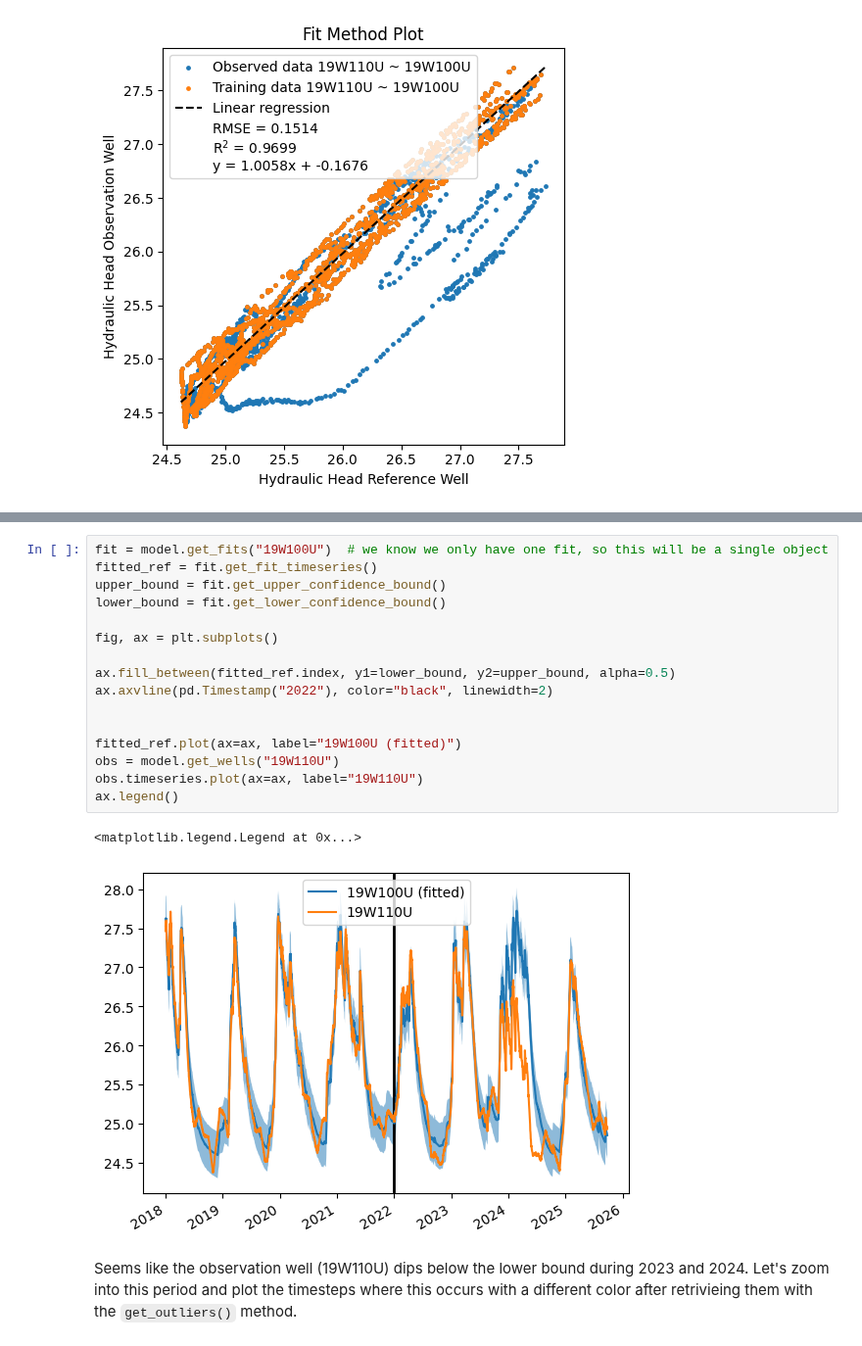
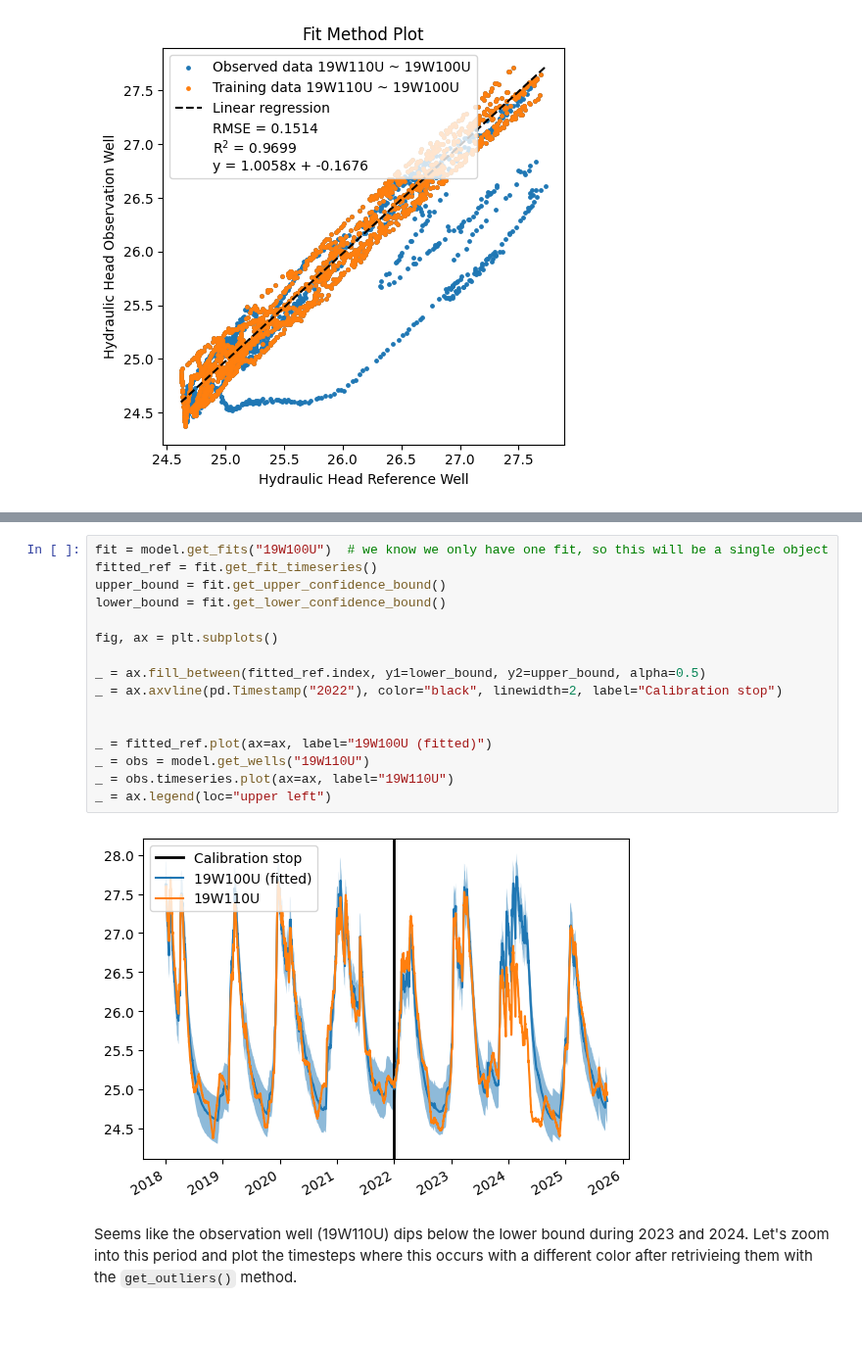
Before and after one commit to sgfsweden/gwrefpy, a Jupyter notebook: docs/user_guide/2_fitting_wells.ipynb, the cells around one changed output, grey strips where cells are left out. Shown at 98% size. Saved outputs shown, nothing was run; the diff lists cells and outputs as text.

Commit message:
done with fitting wells!

```diff
--- a/docs/user_guide/2_fitting_wells.ipynb
+++ b/docs/user_guide/2_fitting_wells.ipynb
@@ -119,22 +126,21 @@ Below, we retrieve the fit from the model and get the associated fitted timeseri
 # %%
 fit = model.get_fits("19W100U")  # we know we only have one fit, so this will be a single object
 fitted_ref = fit.get_fit_timeseries()
 upper_bound = fit.get_upper_confidence_bound()
 lower_bound = fit.get_lower_confidence_bound()
 
 fig, ax = plt.subplots()
 
-ax.fill_between(fitted_ref.index, y1=lower_bound, y2=upper_bound, alpha=0.5)
-ax.axvline(pd.Timestamp("2022"), color="black", linewidth=2)
+_ = ax.fill_between(fitted_ref.index, y1=lower_bound, y2=upper_bound, alpha=0.5)
+_ = ax.axvline(pd.Timestamp("2022"), color="black", linewidth=2, label="Calibration stop")
 
 
-fitted_ref.plot(ax=ax, label="19W100U (fitted)")
-obs = model.get_wells("19W110U")
-obs.timeseries.plot(ax=ax, label="19W110U")
-ax.legend()
+_ = fitted_ref.plot(ax=ax, label="19W100U (fitted)")
+_ = obs = model.get_wells("19W110U")
+_ = obs.timeseries.plot(ax=ax, label="19W110U")
+_ = ax.legend(loc="upper left")
 # %% [output]
-<matplotlib.legend.Legend at 0x...>
-[figure, old version]
+[figure, new version]
 # %% [markdown]
 Seems like the observation well (19W110U) dips below the lower bound during 2023 and 2024. Let's zoom into this period and plot the timesteps where this occurs with a different color after retrivieing them with the `get_outliers()` method.
 # %%
```
Also changed, not shown: parts of 9 cells of this notebook.
